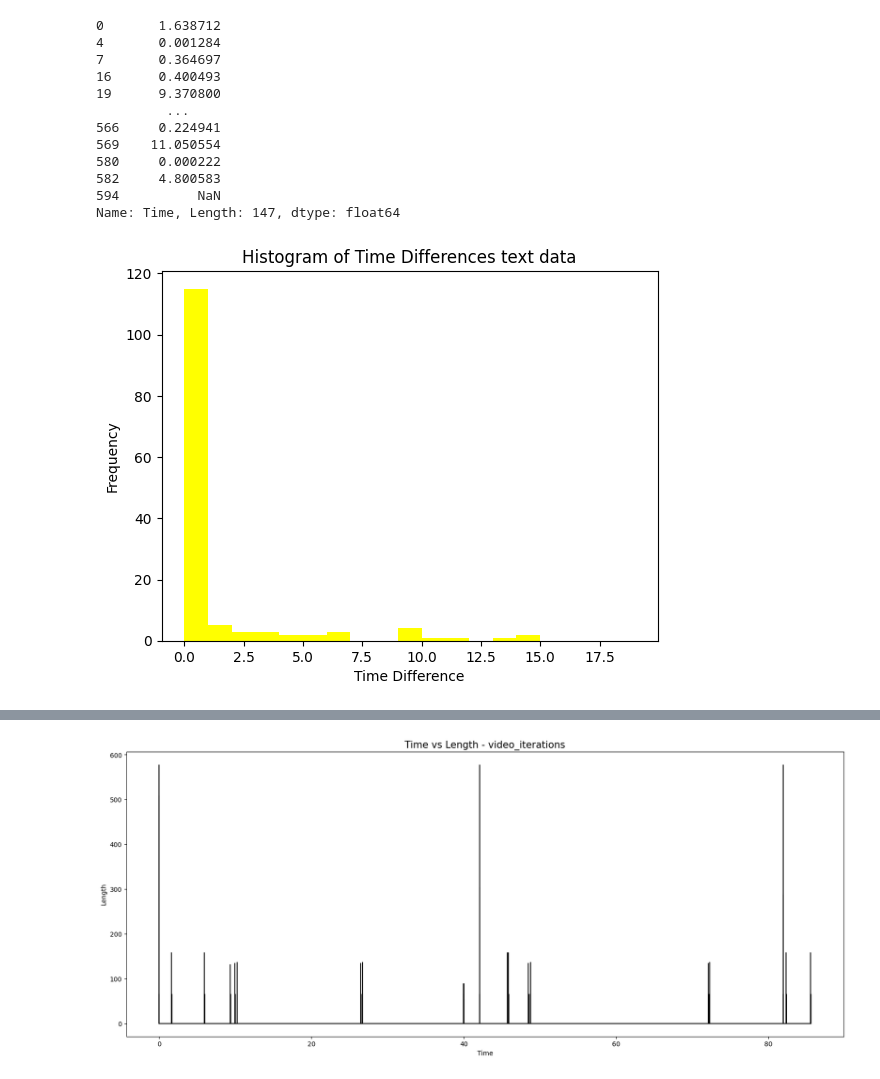
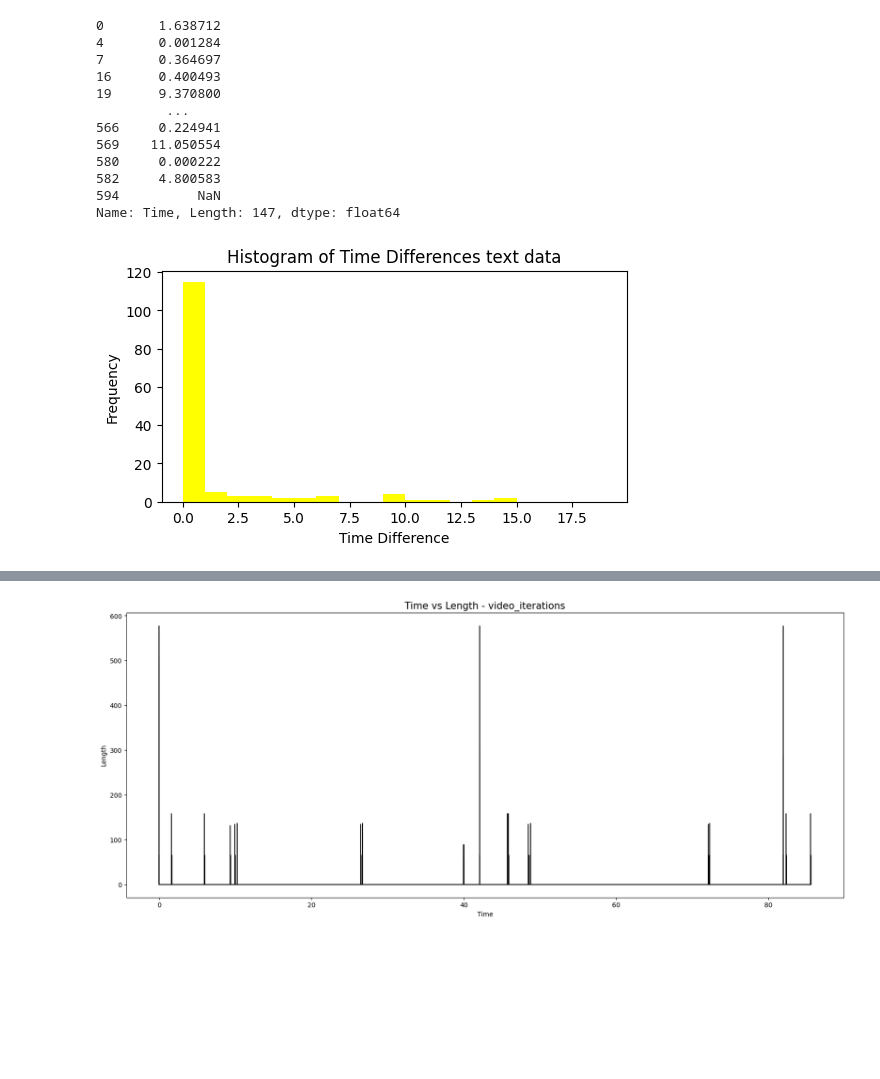
Before and after one commit to NoaAmichai/Computer_networks_final_project, a Jupyter notebook: src/project.ipynb, the cells around one changed output, grey strips where cells are left out. Saved outputs shown, nothing was run; the diff lists cells and outputs as text; code cells hidden in the pictures; blank space fills up the shorter version.

```diff
--- a/src/project.ipynb
+++ b/src/project.ipynb
@@ -313,17 +359,17 @@ text_time_diff
 Name: Time, Length: 147, dtype: float64
 # %%
 bins = range(0, 20)
-
+plt.figure(figsize=(6,3))
 # Histogram
 plt.hist(text_time_diff, bins=bins,color= 'yellow')
 
 # Labels
 plt.xlabel('Time Difference')
 plt.ylabel('Frequency')
 
 # Title
 plt.title('Histogram of Time Differences text data')
 # Show plot
 plt.show()
 # %% [output]
-[figure, old version]
+[figure, new version]
```
Also changed, not shown: parts of 39 cells of this notebook, 4 other files.
